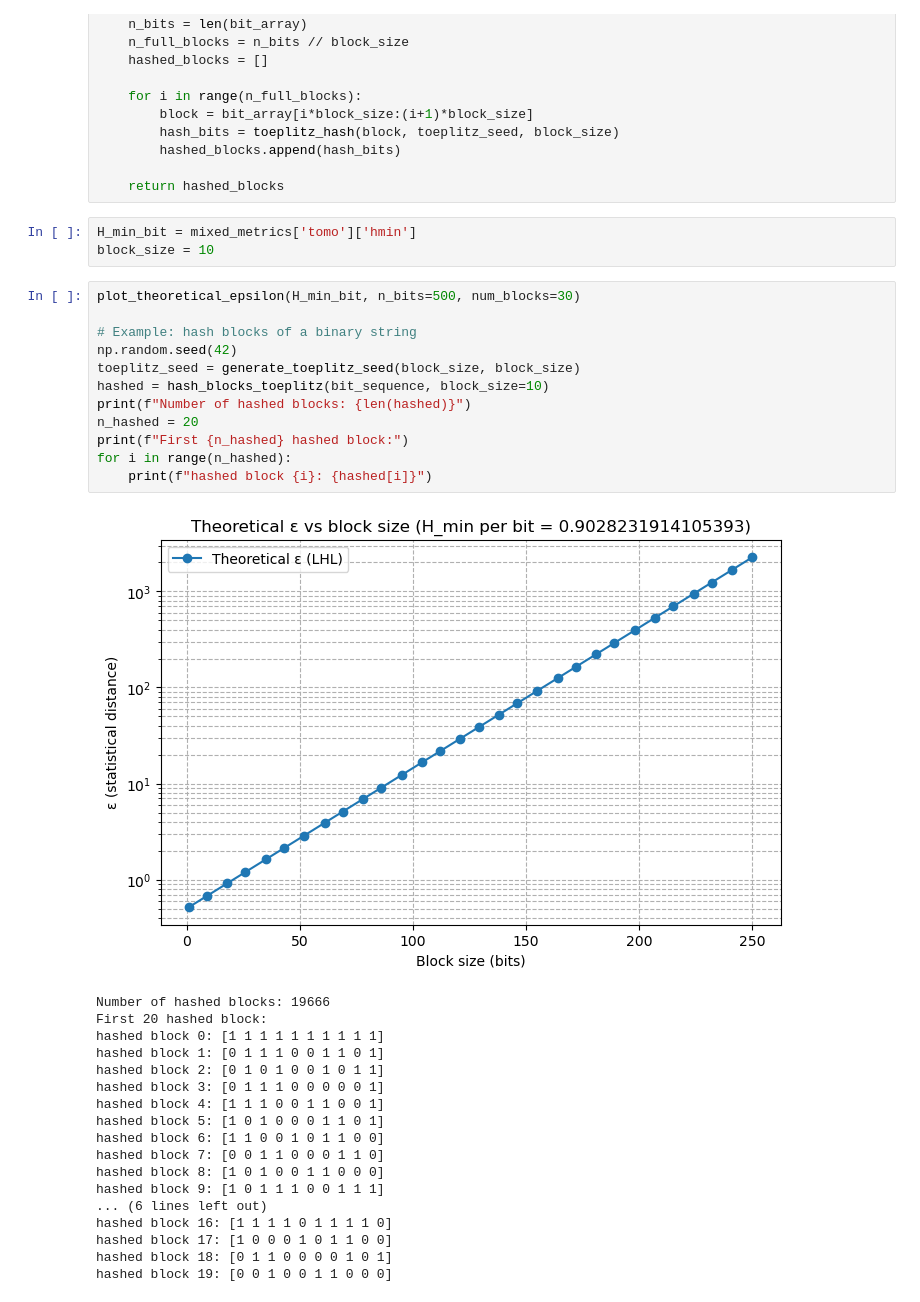
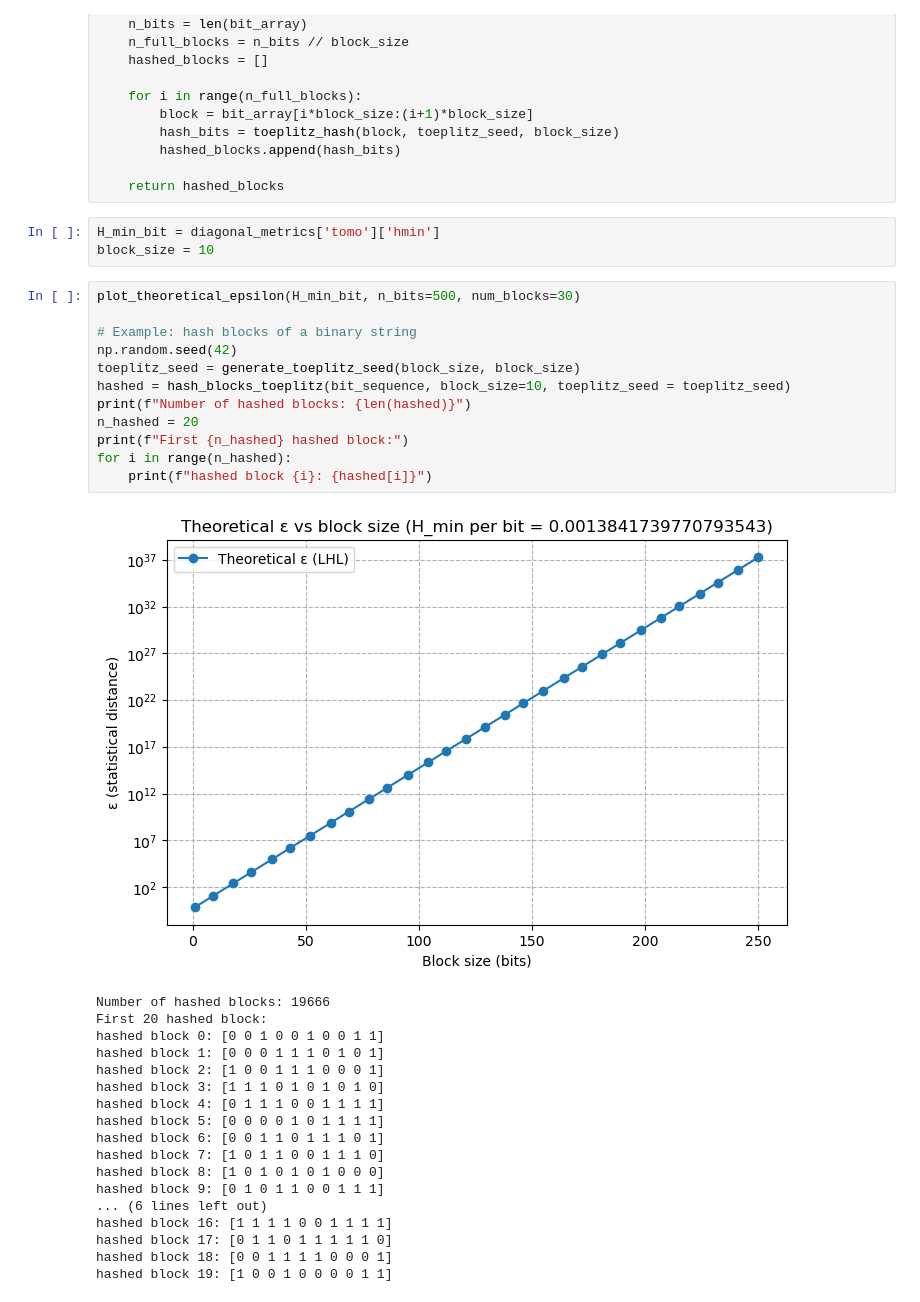
Before and after one commit to Karma39/QuantumCryptography, a Jupyter notebook: lab1.ipynb, the cells around one changed output. Cells and saved outputs as stored; diff of their text form.

```diff
--- a/lab1.ipynb
+++ b/lab1.ipynb
@@ -686,36 +686,36 @@ def hash_blocks_toeplitz(bit_array, block_size, toeplitz_seed):
 
     return hashed_blocks
 # %%
-H_min_bit = mixed_metrics['tomo']['hmin']
+H_min_bit = diagonal_metrics['tomo']['hmin']
 block_size = 10
 # %%
 plot_theoretical_epsilon(H_min_bit, n_bits=500, num_blocks=30)
 
 # Example: hash blocks of a binary string
 np.random.seed(42)
 toeplitz_seed = generate_toeplitz_seed(block_size, block_size)
-hashed = hash_blocks_toeplitz(bit_sequence, block_size=10)
+hashed = hash_blocks_toeplitz(bit_sequence, block_size=10, toeplitz_seed = toeplitz_seed)
 print(f"Number of hashed blocks: {len(hashed)}")
 n_hashed = 20
 print(f"First {n_hashed} hashed block:")
 for i in range(n_hashed):
     print(f"hashed block {i}: {hashed[i]}")
 # %% [output]
-[figure, old version]
+[figure, new version]
 Number of hashed blocks: 19666
 First 20 hashed block:
-hashed block 0: [1 1 1 1 1 1 1 1 1 1]
-hashed block 1: [0 1 1 1 0 0 1 1 0 1]
-hashed block 2: [0 1 0 1 0 0 1 0 1 1]
-hashed block 3: [0 1 1 1 0 0 0 0 0 1]
-hashed block 4: [1 1 1 0 0 1 1 0 0 1]
-hashed block 5: [1 0 1 0 0 0 1 1 0 1]
-hashed block 6: [1 1 0 0 1 0 1 1 0 0]
-hashed block 7: [0 0 1 1 0 0 0 1 1 0]
-hashed block 8: [1 0 1 0 0 1 1 0 0 0]
-hashed block 9: [1 0 1 1 1 0 0 1 1 1]
+hashed block 0: [0 0 1 0 0 1 0 0 1 1]
+hashed block 1: [0 0 0 1 1 1 0 1 0 1]
+hashed block 2: [1 0 0 1 1 1 0 0 0 1]
+hashed block 3: [1 1 1 0 1 0 1 0 1 0]
+hashed block 4: [0 1 1 1 0 0 1 1 1 1]
+hashed block 5: [0 0 0 0 1 0 1 1 1 1]
+hashed block 6: [0 0 1 1 0 1 1 1 0 1]
+hashed block 7: [1 0 1 1 0 0 1 1 1 0]
+hashed block 8: [1 0 1 0 1 0 1 0 0 0]
+hashed block 9: [0 1 0 1 1 0 0 1 1 1]
 ... (6 lines left out)
-hashed block 16: [1 1 1 1 0 1 1 1 1 0]
-hashed block 17: [1 0 0 0 1 0 1 1 0 0]
-hashed block 18: [0 1 1 0 0 0 0 1 0 1]
-hashed block 19: [0 0 1 0 0 1 1 0 0 0]
+hashed block 16: [1 1 1 1 0 0 1 1 1 1]
+hashed block 17: [0 1 1 0 1 1 1 1 1 0]
+hashed block 18: [0 0 1 1 1 1 0 0 0 1]
+hashed block 19: [1 0 0 1 0 0 0 0 1 1]
```
Also changed, not shown: parts of 7 cells of this notebook.
